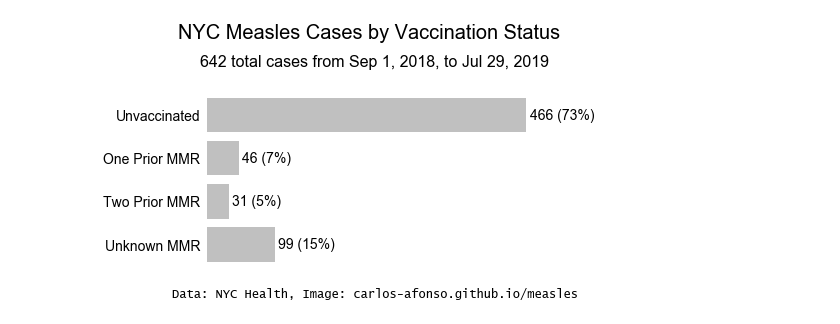
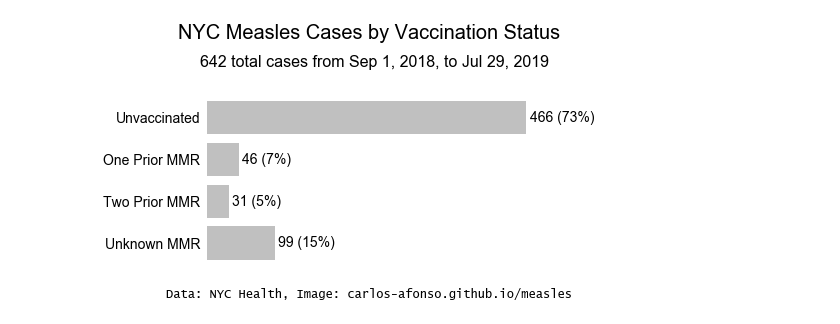
Before and after one commit to carlos-afonso/measles, a Jupyter notebook: notebooks/nyc-measles-cases-by-vaccination-status.ipynb, the cells around one changed output. Saved outputs shown, nothing was run; the diff lists cells and outputs as text; code cells hidden in the pictures.

Commit message:
improves code and adds notes

```diff
--- a/notebooks/nyc-measles-cases-by-vaccination-status.ipynb
+++ b/notebooks/nyc-measles-cases-by-vaccination-status.ipynb
@@ -60,0 +55,10 @@ total_cases
+# %%
+# Get the number of total cases (last row, last column)
+total_cases = df.iloc[-1, -1]
+
+# Check if there is a problem with the data where the reported total
+# does not match the sum of the number of cases for each age group
+if total_cases != df.iloc[-1, 2:-1].sum():
+    print('WARNING: cases for each age group do NOT add up to the reported total!')
+
+total_cases
@@ -60,0 +69,5 @@ total_cases
+# %%
+# Extract the data to plot (last row, third to penultimate columns)
+# Call it 'd2p' as an abbrevation for 'data to plot'
+d2p = df.iloc[-1, 2:-1]
+d2p
@@ -61,60 +95,51 @@ total_cases
 # %%
+# Define font parameters
 fn = 'Arial' # font name
-fs = 14      # font size
+fsb = 14     # font size base
 
+# Create figure
 fig = plt.figure()
-fig.suptitle('NYC Measles Cases by Vaccination Status', fontname = fn, fontsize = fs + 6)
 
-ax = fig.add_subplot(111)
+# Add "figure title"
+fig.suptitle('NYC Measles Cases by Vaccination Status', fontname=fn, fontsize=(fsb + 6))
+
+# Add space between the "figure title" and the plot to create space for the "plot title".
+# If we don't add this space the "figure title" and the "plot title" will overlap.
 fig.subplots_adjust(top = 0.75)
-plt.title(
-    str(total_cases) + ' total cases from ' + start_date_str + ', to ' + end_date_str + '\n',
-    fontname = fn,
-    fontsize = fs + 2
-)
 
-y_pos = range(len(vals))
+# Add "plot title" which we will be using as the "figure sub-title"
+subtitle = str(total_cases) + ' total cases from ' + start_date + ', to ' + end_date + '\n'
+plt.title(subtitle, fontname=fn, fontsize=(fsb + 2))
 
-# Create the bar chart
-ax.barh(y_pos, vals, align = 'center', color = 'silver')
+# Create the horizontal bar chart
+ax = d2p.plot.barh(width=0.8, color='silver')
 
-# Remove the x ticks (and labels)
-ax.set_xticks([])
+# Invert the y-axis
+ax.invert_yaxis()
 
-# Remove the y ticks
+# Remove the x-axis ticks and values
+ax.get_xaxis().set_ticks([])
+
+# Remove the y-axis ticks only (keep the labels)
 ax.yaxis.set_ticks_position('none')
 
-# Set the y ticks and labels
-ax.set_yticks(y_pos)
-ax.set_yticklabels(labels, fontname = fn, fontsize = fs)
+# Set the y-axis labels font properties
+ax.set_yticklabels(d2p.keys(), fontname=fn, fontsize=fsb)
 
-# Invert the y axis
-ax.invert_yaxis()
+# Create labels in front of the bars showing the number and percentage of cases.
+# Note: we round the percentages to the nearest integer.
+for i in ax.patches:
+    label = str(i.get_width()) + " (" + str(int(round(100 * i.get_width() / total_cases))) + "%)"
+    ax.text(i.get_width() + 5, i.get_y() + 0.5, label, fontname=fn, fontsize=fsb)
 
-# Despine
-ax.spines['right'].set_visible(False)
-ax.spines['top'].set_visible(False)
-ax.spines['left'].set_visible(False)
-ax.spines['bottom'].set_visible(False)
+# Remove the axes box
+plt.box(False)
 
-# Create the labes in front of the bars showing the number and percentage of cases
-for i in ax.patches:
-    ax.text(
-        i.get_width() + 5,
-        i.get_y() + 0.4,
-        str(i.get_width()) + " (" + str(round(100 * int(i.get_width()) / total_cases)) + "%)",
-        fontname = fn,
-        fontsize = fs,
-        verticalalignment = 'center'
-    )
+# Add text about the Data and Image sources
+sources = 'Data: NYC Health, Image: carlos-afonso.github.io/measles'
+fig.text(0.5, 0.03, sources, fontname='Lucida Console', fontsize=(fsb - 2), horizontalalignment='center')
 
-# We don't need to label the x-axis, so we can use xlabel for an annotation about the Data/Image sources
-plt.xlabel(
-    '\nData: NYC Health, Image: carlos-afonso.github.io/measles',
-    fontname = 'Lucida Console',
-    fontsize = fs - 2
-)
-
+# Show figure
 plt.show()
 # %% [output]
-[figure, old version]
+[figure, new version]
```
Also changed, not shown: parts of 25 cells of this notebook, 3 other files.
